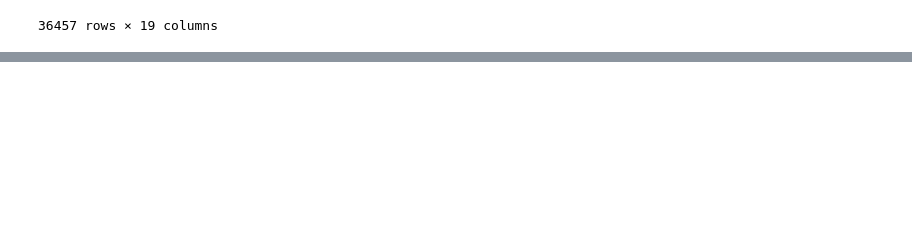
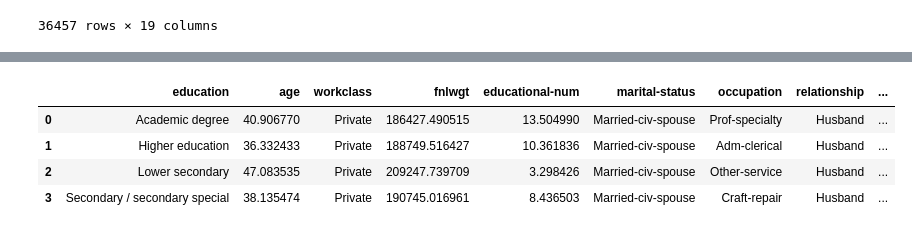
Before and after one commit to Linkkk01/INFO574_Group_Project, a Jupyter notebook: analysis.ipynb, the cells around one changed output, grey strips where cells are left out. Cells and saved outputs as stored; diff of their text form; code cells hidden in the pictures; blank space fills up the shorter version.

```diff
--- a/analysis.ipynb
+++ b/analysis.ipynb
@@ -148,0 +192,16 @@ Name: count, dtype: int64
+# %%
+import numpy as np
+from scipy import stats
+def income_agg(x):
+    if x.dtypes == np.int64:
+        return x.mean()
+    elif x.dtypes == object:
+        return x.mode()[0]
+income = income.groupby('education').agg(income_agg).reset_index()
+income
+# %% [output]
+|  | education | age | workclass | fnlwgt | educational-num | marital-status | occupation | relationship | ... |
+| 0 | Academic degree | 40.906770 | Private | 186427.490515 | 13.504990 | Married-civ-spouse | Prof-specialty | Husband | ... |
+| 1 | Higher education | 36.332433 | Private | 188749.516427 | 10.361836 | Married-civ-spouse | Adm-clerical | Husband | ... |
+| 2 | Lower secondary | 47.083535 | Private | 209247.739709 | 3.298426 | Married-civ-spouse | Other-service | Husband | ... |
+| 3 | Secondary / secondary special | 38.135474 | Private | 190745.016961 | 8.436503 | Married-civ-spouse | Craft-repair | Husband | ... |
```
Also changed, not shown: parts of 6 cells of this notebook.
